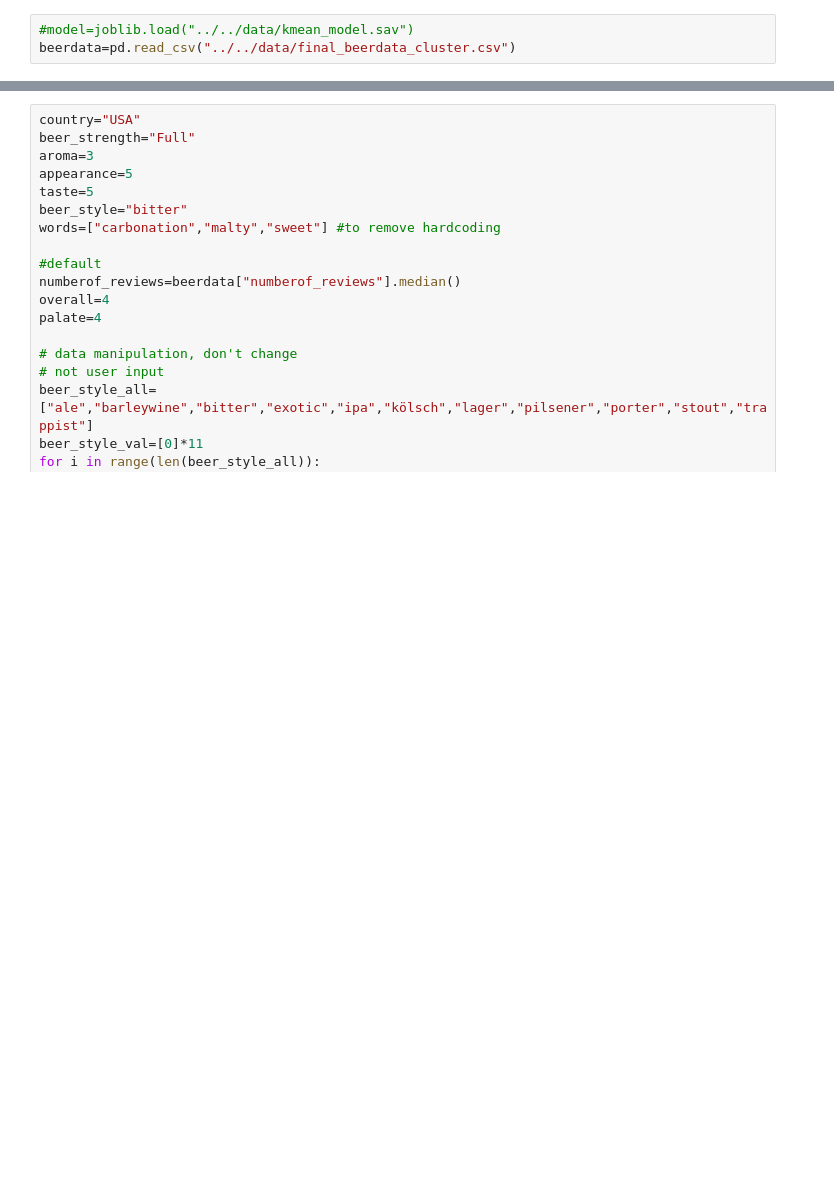
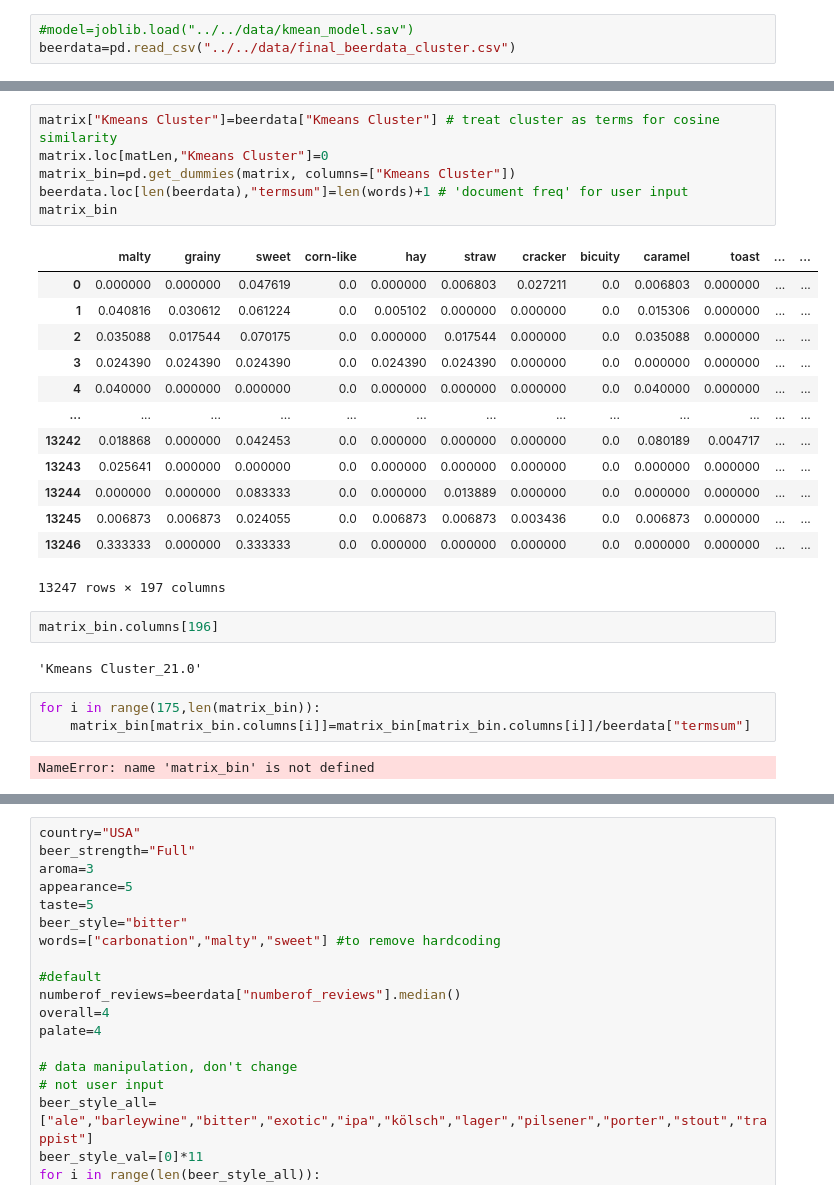
Before and after one commit to mactzu/PredictivePandas, a Jupyter notebook: work/yann/Untitled1.ipynb, the cells around one changed output, grey strips where cells are left out. Saved outputs shown, nothing was run; the diff lists cells and outputs as text; blank space fills up the shorter version.

```diff
--- a/work/yann/Untitled1.ipynb
+++ b/work/yann/Untitled1.ipynb
@@ -82,0 +114,29 @@ dtype: int64
+# %%
+matrix["Kmeans Cluster"]=beerdata["Kmeans Cluster"] # treat cluster as terms for cosine similarity
+matrix.loc[matLen,"Kmeans Cluster"]=0
+matrix_bin=pd.get_dummies(matrix, columns=["Kmeans Cluster"])
+beerdata.loc[len(beerdata),"termsum"]=len(words)+1 # 'document freq' for user input
+matrix_bin
+# %% [output]
+|  | malty | grainy | sweet | corn-like | hay | straw | cracker | bicuity | caramel | toast | ... | ... |
+| 0 | 0.000000 | 0.000000 | 0.047619 | 0.0 | 0.000000 | 0.006803 | 0.027211 | 0.0 | 0.006803 | 0.000000 | ... | ... |
+| 1 | 0.040816 | 0.030612 | 0.061224 | 0.0 | 0.005102 | 0.000000 | 0.000000 | 0.0 | 0.015306 | 0.000000 | ... | ... |
+| 2 | 0.035088 | 0.017544 | 0.070175 | 0.0 | 0.000000 | 0.017544 | 0.000000 | 0.0 | 0.035088 | 0.000000 | ... | ... |
+| 3 | 0.024390 | 0.024390 | 0.024390 | 0.0 | 0.024390 | 0.024390 | 0.000000 | 0.0 | 0.000000 | 0.000000 | ... | ... |
+| 4 | 0.040000 | 0.000000 | 0.000000 | 0.0 | 0.000000 | 0.000000 | 0.000000 | 0.0 | 0.040000 | 0.000000 | ... | ... |
+| ... | ... | ... | ... | ... | ... | ... | ... | ... | ... | ... | ... | ... |
+| 13242 | 0.018868 | 0.000000 | 0.042453 | 0.0 | 0.000000 | 0.000000 | 0.000000 | 0.0 | 0.080189 | 0.004717 | ... | ... |
+| 13243 | 0.025641 | 0.000000 | 0.000000 | 0.0 | 0.000000 | 0.000000 | 0.000000 | 0.0 | 0.000000 | 0.000000 | ... | ... |
+| 13244 | 0.000000 | 0.000000 | 0.083333 | 0.0 | 0.000000 | 0.013889 | 0.000000 | 0.0 | 0.000000 | 0.000000 | ... | ... |
+| 13245 | 0.006873 | 0.006873 | 0.024055 | 0.0 | 0.006873 | 0.006873 | 0.003436 | 0.0 | 0.006873 | 0.000000 | ... | ... |
+| 13246 | 0.333333 | 0.000000 | 0.333333 | 0.0 | 0.000000 | 0.000000 | 0.000000 | 0.0 | 0.000000 | 0.000000 | ... | ... |
+13247 rows × 197 columns
+# %%
+matrix_bin.columns[196]
+# %% [output]
+'Kmeans Cluster_21.0'
+# %%
+for i in range(175,len(matrix_bin)):
+    matrix_bin[matrix_bin.columns[i]]=matrix_bin[matrix_bin.columns[i]]/beerdata["termsum"]
+# %% [output]
+NameError: name 'matrix_bin' is not defined
```
Also changed, not shown: parts of 29 cells of this notebook, 3 other files.
